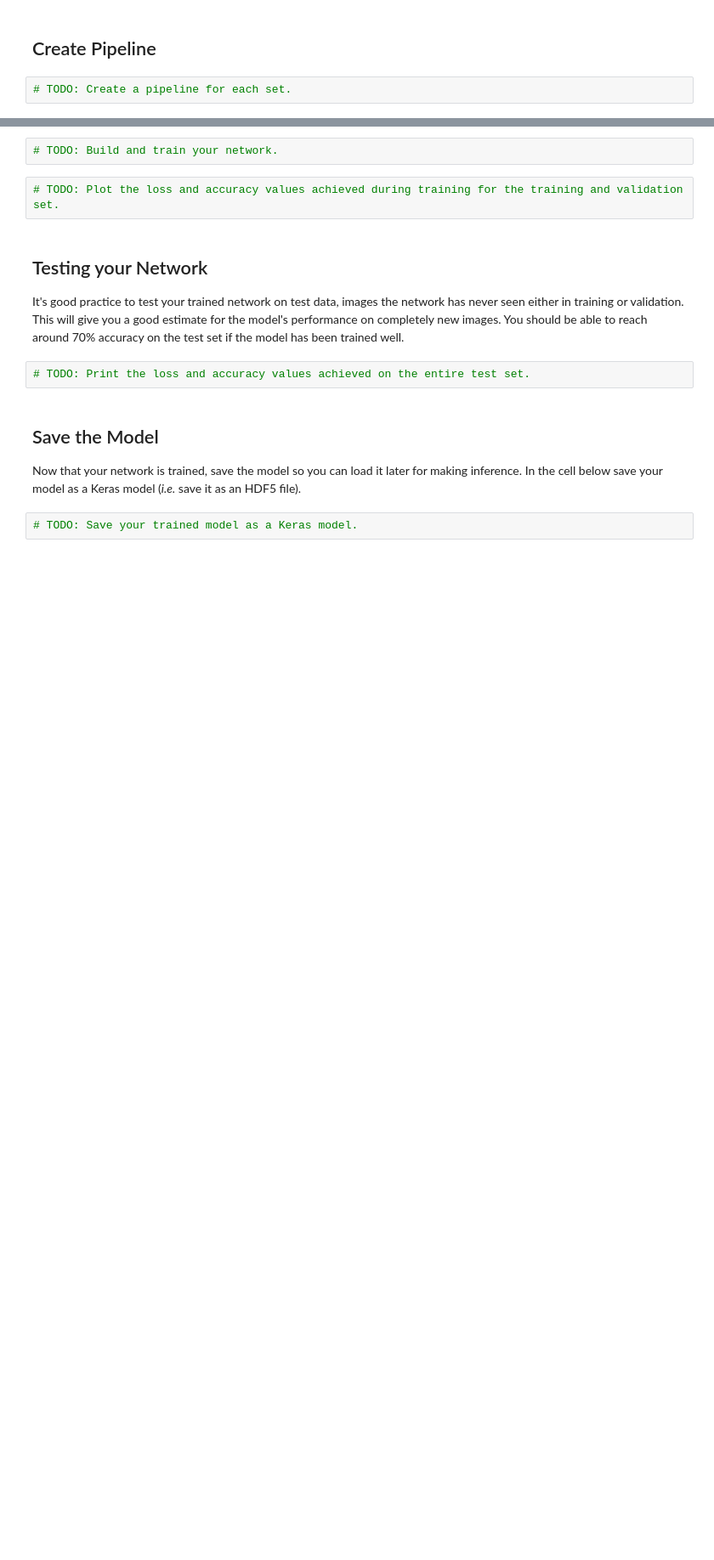
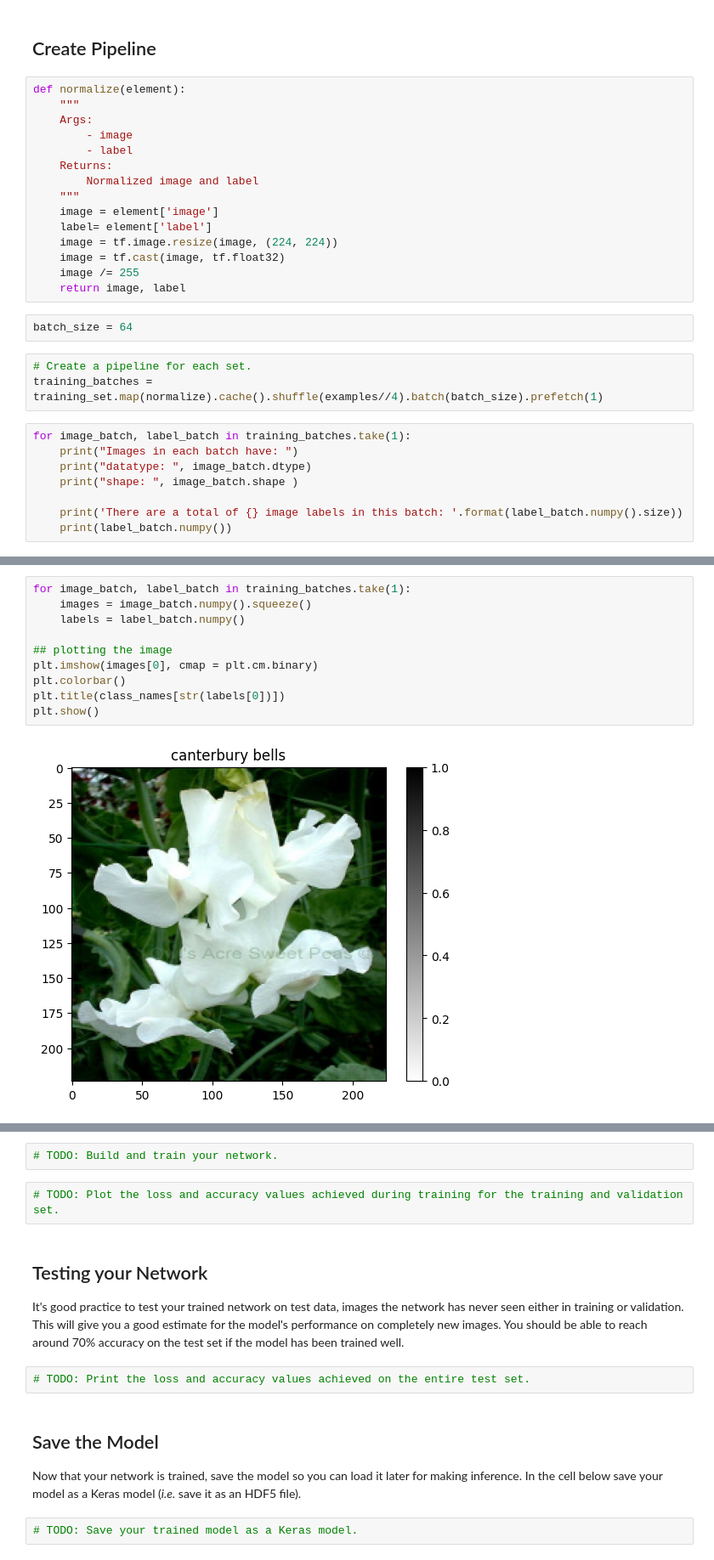
Before and after one commit to sondosaabed/Flowers-Image-Classifier-with-Deep-Learning-TF, a Jupyter notebook: Flower_Image_Classifier_Project.ipynb, the cells around one changed output, grey strips where cells are left out. Shown at 85% size. Cells and saved outputs as stored; diff of their text form; blank space fills up the shorter version.

```diff
--- a/Flower_Image_Classifier_Project.ipynb
+++ b/Flower_Image_Classifier_Project.ipynb
@@ -151,4 +164,30 @@ print(class_names)
 # %% [markdown]
 ## Create Pipeline
+# %%
+def normalize(element):
+    """
+    Args:
+        - image
+        - label
+    Returns:
+        Normalized image and label
+    """
+    image = element['image']
+    label= element['label']
+    image = tf.image.resize(image, (224, 224))
+    image = tf.cast(image, tf.float32)
+    image /= 255
+    return image, label
+# %%
+batch_size = 64
 # %%
-# TODO: Create a pipeline for each set.
+# Create a pipeline for each set.
+training_batches = training_set.map(normalize).cache().shuffle(examples//4).batch(batch_size).prefetch(1)
+# %%
+for image_batch, label_batch in training_batches.take(1):
+    print("Images in each batch have: ")
+    print("datatype: ", image_batch.dtype)
+    print("shape: ", image_batch.shape )
+
+    print('There are a total of {} image labels in this batch: '.format(label_batch.numpy().size))
+    print(label_batch.numpy())
@@ -155,3 +205,15 @@ print(class_names)
+# %%
+for image_batch, label_batch in training_batches.take(1):
+    images = image_batch.numpy().squeeze()
+    labels = label_batch.numpy()
+
+## plotting the image
+plt.imshow(images[0], cmap = plt.cm.binary)
+plt.colorbar()
+plt.title(class_names[str(labels[0])])
+plt.show()
+# %% [output]
+[figure, added]
 # %% [markdown]
 # Build and Train the Classifier
 
```
Also changed, not shown: parts of 6 cells of this notebook.
